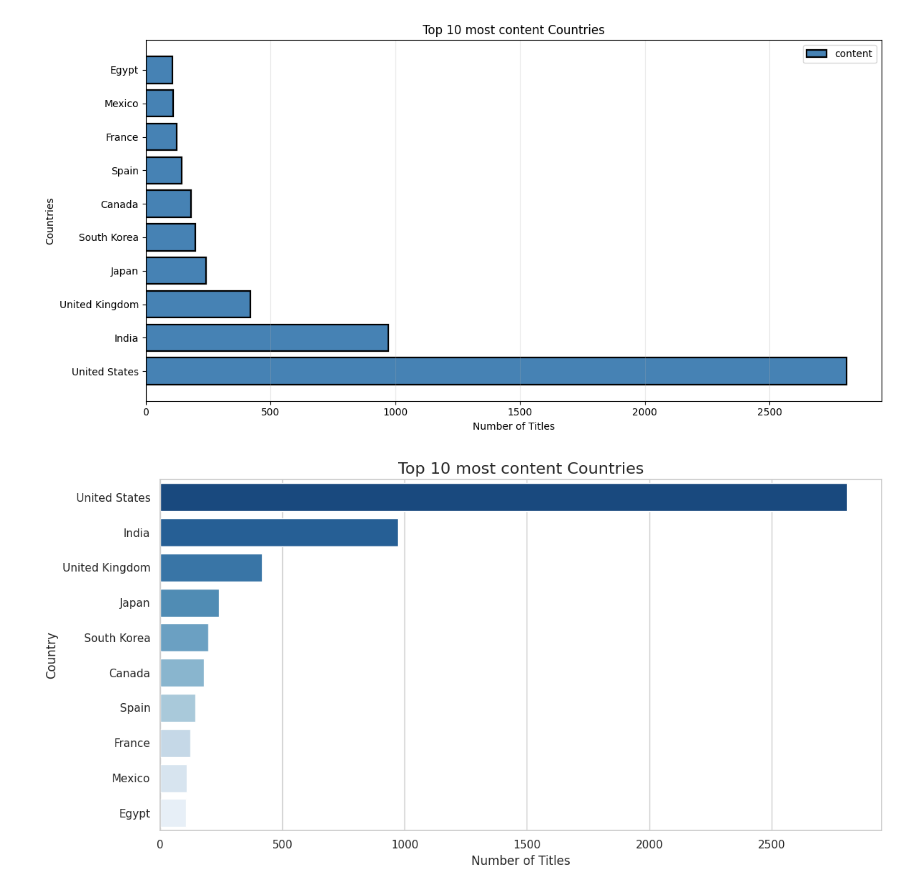
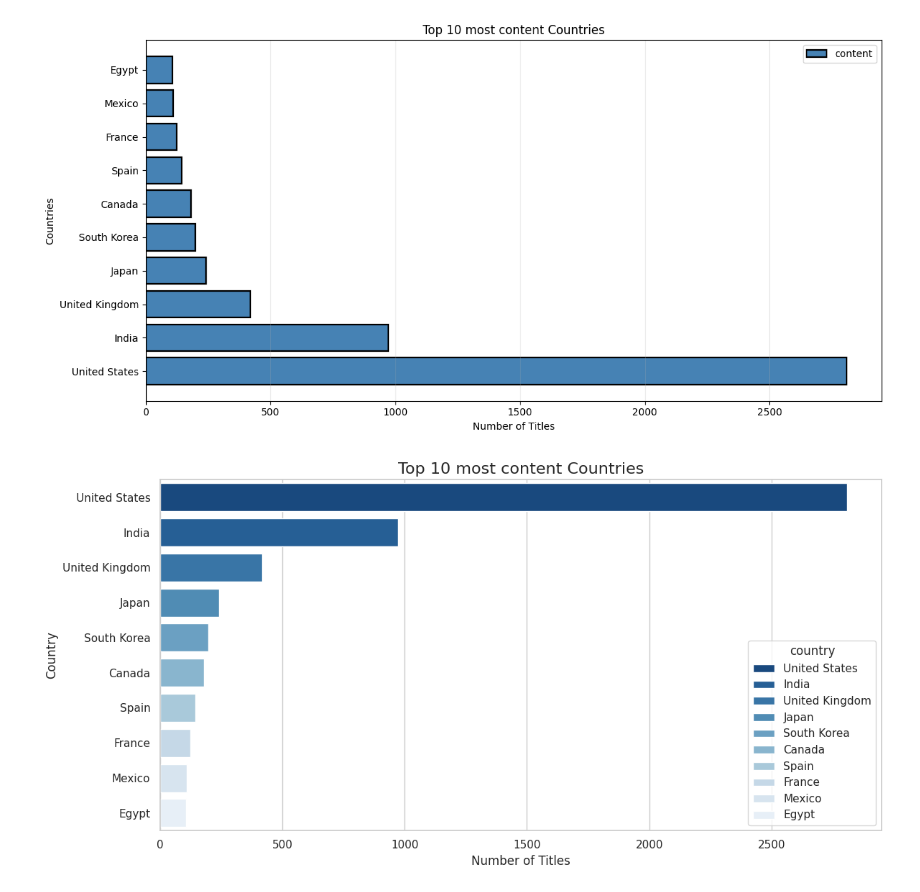
Before and after one commit to DevBhargav07/ML_Learning_Pluto, a Jupyter notebook: Codespace/ML_Learning.ipynb, the cells around one changed output. Cells and saved outputs as stored; diff of their text form; code cells hidden in the pictures.

Commit message:
adding the new chart@histogram using the plt+sns

```diff
--- a/Codespace/ML_Learning.ipynb
+++ b/Codespace/ML_Learning.ipynb
@@ -392,17 +397,17 @@ plt.show()
 # %%
 
 # as we are taking the first 10 we have to set x and y axis limit for pyplot
-plt.figure(figsize=(12, 6))
 import seaborn as sns
 
 # make sure the charts all
 sns.set_theme(style="whitegrid")
-sns.barplot(x=top_countries.values, y=top_countries.index, hue=top_countries.index, palette="Blues_r", legend=False) #, palette="Blues_r", without palette all will come in different colours
+plt.figure(figsize=(12, 6))
+sns.barplot(x=top_countries.values, y=top_countries.index, hue=top_countries.index, palette="Blues_r", legend=True) #, palette="Blues_r", without palette all will come in different colours
 
 plt.title("Top 10 most content Countries", fontsize=16)
 plt.xlabel("Number of Titles")
 plt.ylabel("Country")
 plt.tight_layout()
 plt.show()
 # %% [output]
-[figure, old version]
+[figure, new version]
```
Also changed, not shown: parts of 8 cells of this notebook.
